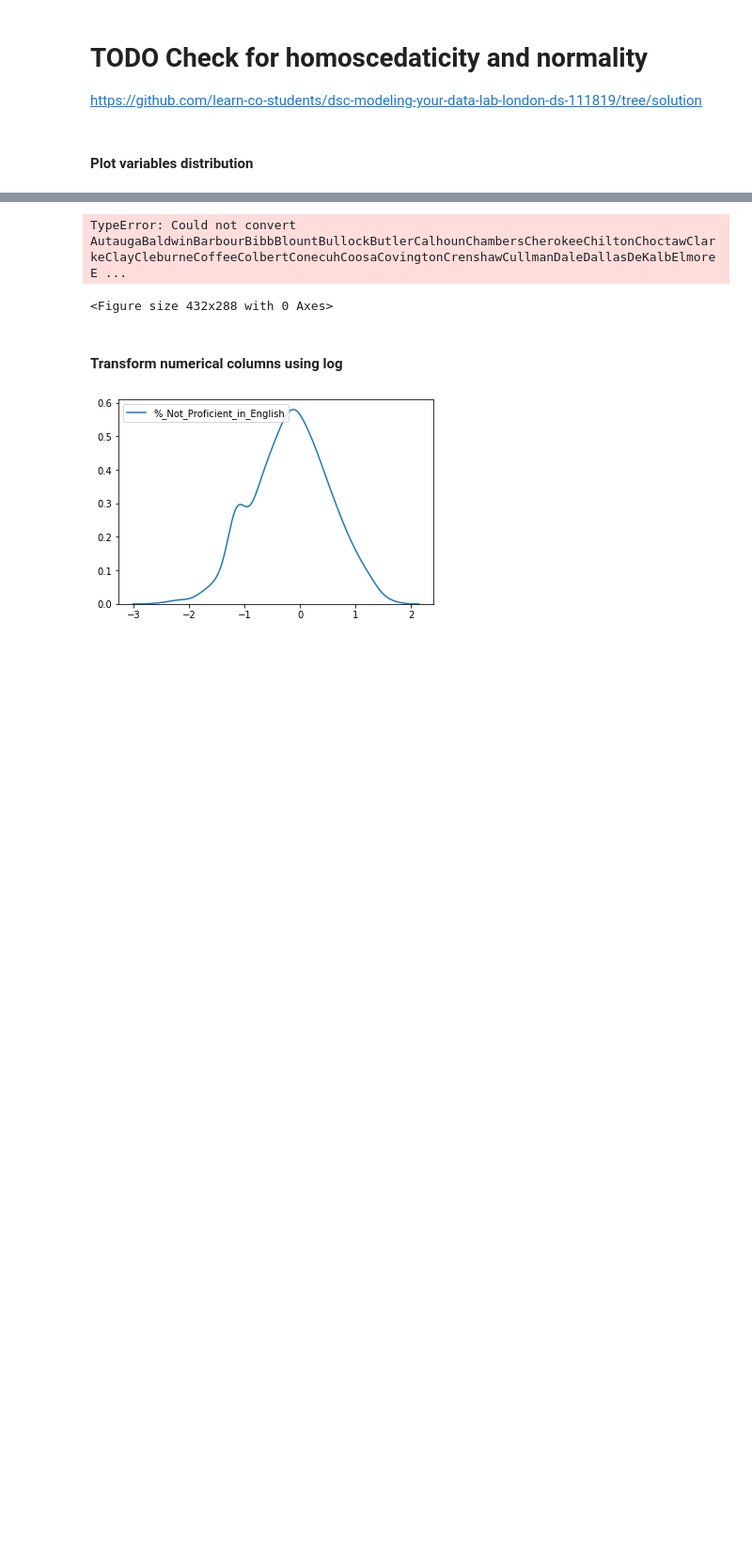
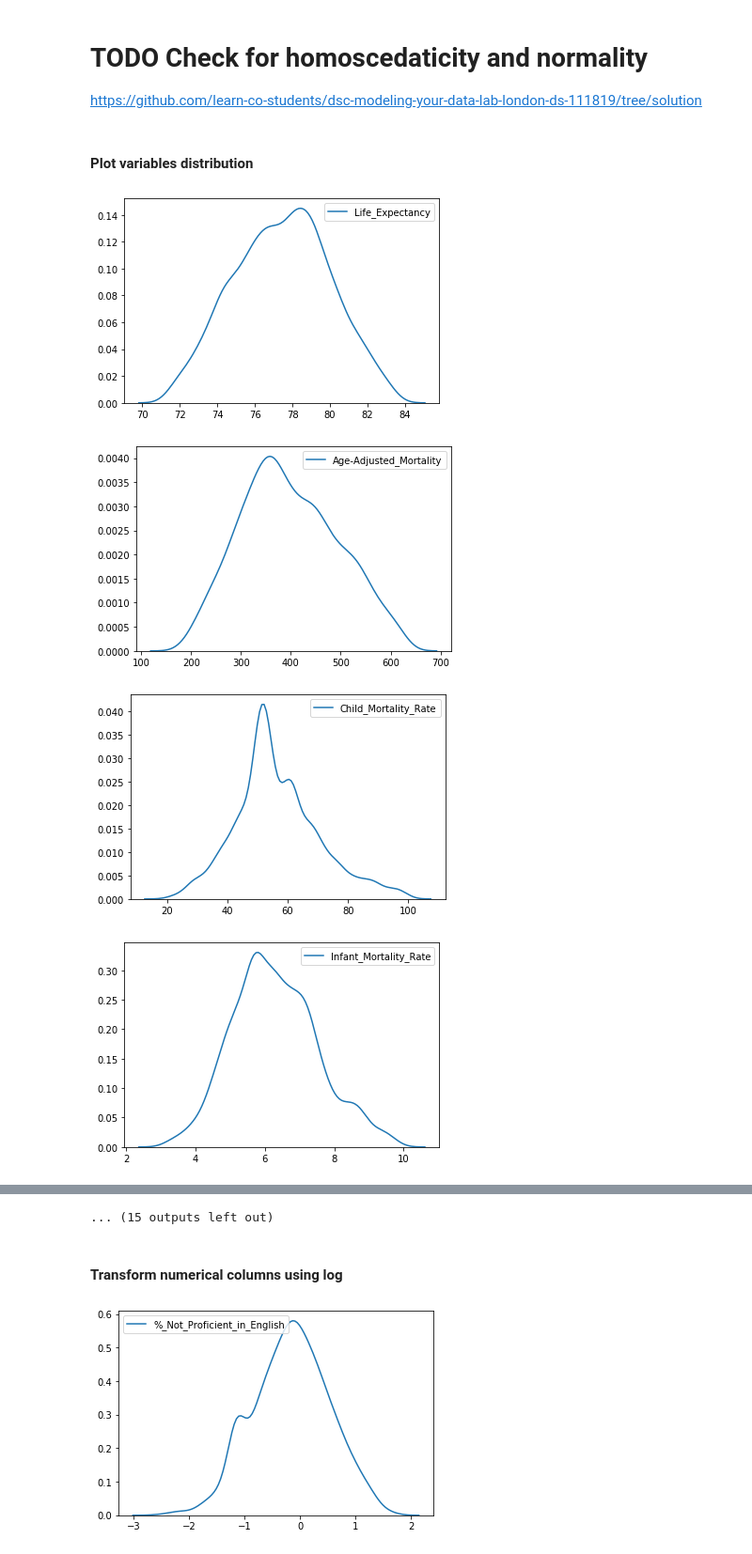
Before and after one commit to locsta/County-Health-Analysis, a Jupyter notebook: marc_index.ipynb, the cells around one changed output, grey strips where cells are left out. Shown: that part at 94% size. Cells and saved outputs as stored; diff of their text form; code cells hidden in the pictures; blank space fills up the shorter version.

```diff
--- a/marc_index.ipynb
+++ b/marc_index.ipynb
@@ -180,9 +182,13 @@ https://github.com/learn-co-students/dsc-modeling-your-data-lab-london-ds-111819
 # %% [markdown]
 #### Plot variables distribution
 # %%
-for i, column in enumerate(df.drop(["State"], axis=1).columns):
+for i, column in enumerate(df.drop(["State", "County"], axis=1).columns):
     plt.figure(i)
     min_x = (df[column].mean()-(2*df[column].std()))
     max_x = (df[column].mean()+(2*df[column].std()))
     sns.kdeplot(df[column], clip=(min_x, max_x))
 # %% [output]
+[figure, added]
+[figure, added]
+[figure, added]
+[figure, added]
@@ -189,5 +203,4 @@ for i, column in enumerate(df.drop(["State"], axis=1).columns):
-TypeError: Could not convert AutaugaBaldwinBarbourBibbBlountBullockButlerCalhounChambersCherokeeChiltonChoctawClarkeClayCleburneCoffeeColbertConecuhCoosaCovingtonCrenshawCullmanDaleDallasDeKalbElmoreE ...
+... (15 outputs left out)
-<Figure size 432x288 with 0 Axes>
 # %% [markdown]
 #### Transform numerical columns using log
 # %%
```
Also changed, not shown: parts of 39 cells of this notebook.
